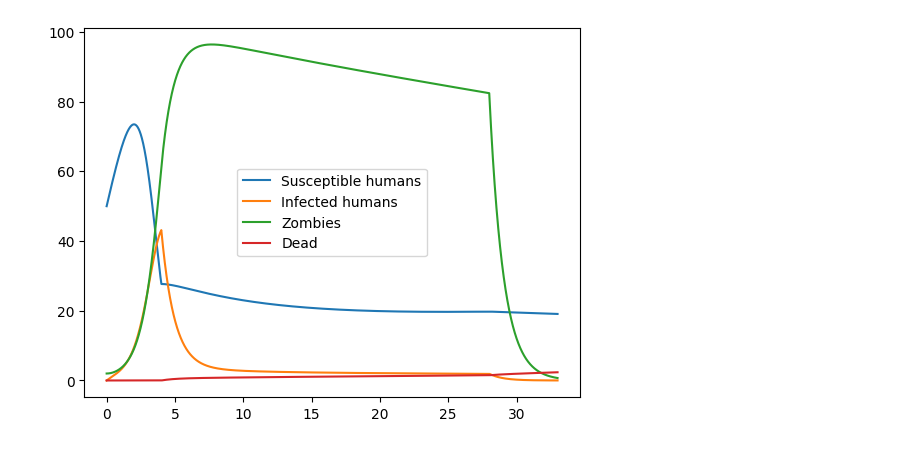
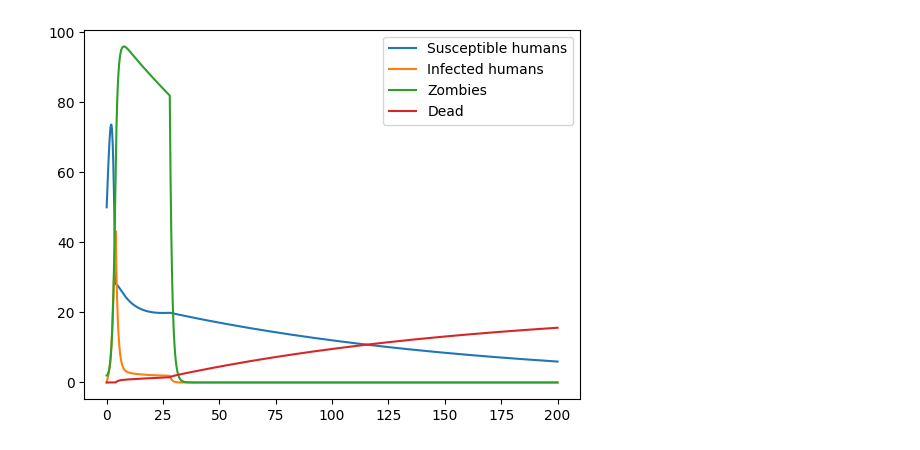
Before and after one commit to DNedilko/PandemicModelingZombie, a Jupyter notebook: Modeling.ipynb, the cells around one changed output. Saved outputs shown, nothing was run; the diff lists cells and outputs as text; code cells hidden in the pictures.

```diff
--- a/Modeling.ipynb
+++ b/Modeling.ipynb
@@ -47,32 +19,33 @@ delta_I = lambda t: 0 if t < 4 else (0.014 if t > 4 and t < 28 else 0.05)
 delta_S = lambda t: 0 if t < 28 else 0.007
 
 # beta = 0.012
 # alpha = 0.0016
 # sigma = 2
 # rho = 1
 # delta_I = 0.014
 # delta_S = 0.0
 
 S0 = 50
 I0 = 0
 Z0 = 2
 R0 = 0
 
 zombie_model = SIZR(
     sigma, beta, rho, delta_S, delta_I, alpha, S0, I0, Z0, R0
 )
 solver = ForwardEuler(zombie_model)
 solver.set_initial_conditions(zombie_model.initial_conditions)
 
-time_steps = np.linspace(0, 33, 20000)
+
+time_steps = np.linspace(0, 200, 20000)
 u, t = solver.solve(time_steps)
 
 plt.plot(t, u[:, 0], label="Susceptible humans")
 plt.plot(t, u[:, 1], label="Infected humans")
 plt.plot(t, u[:, 2], label="Zombies")
 plt.plot(t, u[:, 3], label="Dead")
 plt.legend()
 plt.show()
 # time.sleep(1)
 # %% [output]
-[figure, old version]
+[figure, new version]
```
Also changed, not shown: parts of 2 cells of this notebook, 13 other files.
